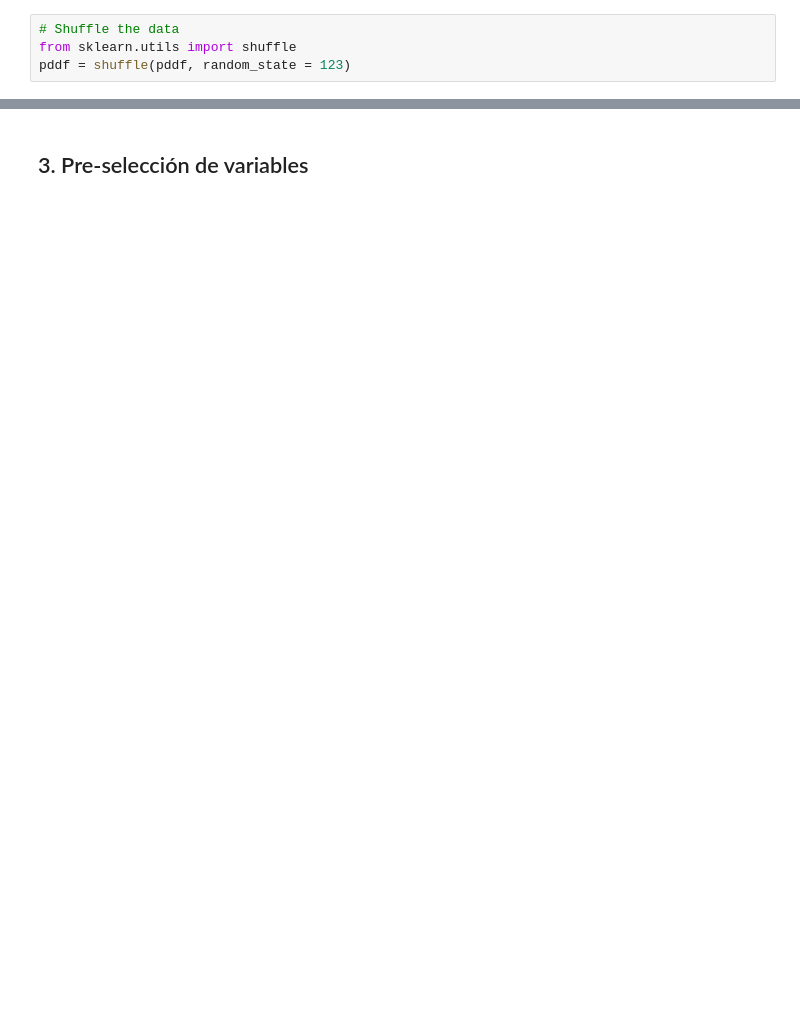
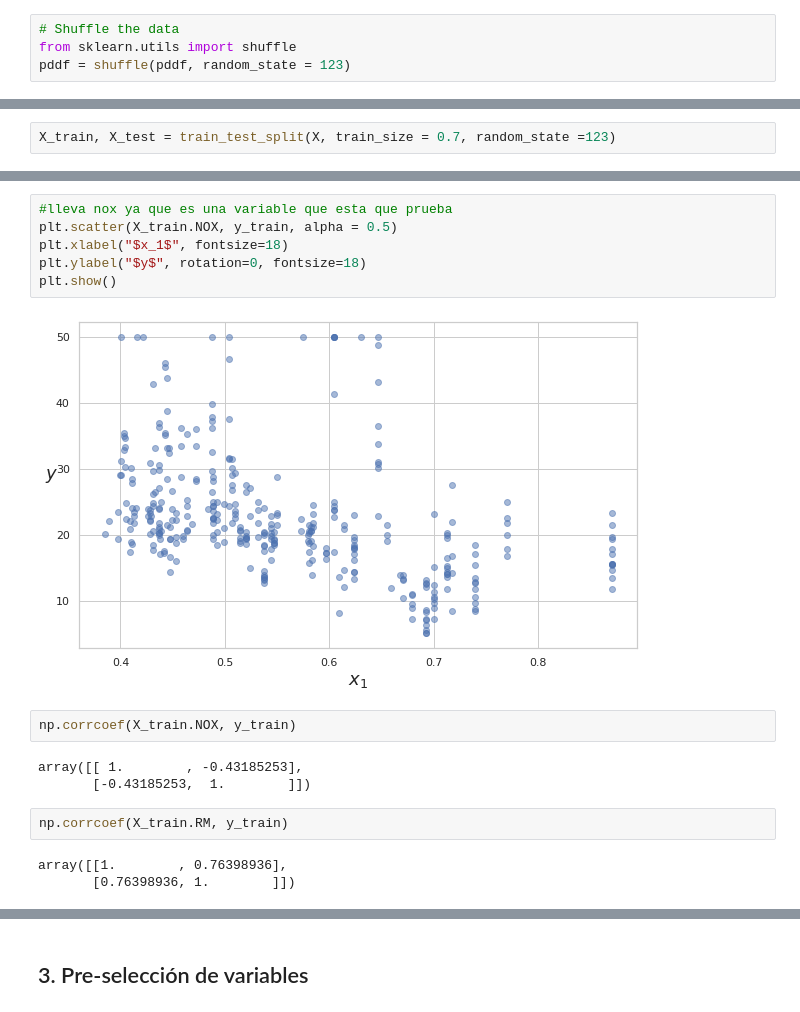
Before and after one commit to tiberius1438/Segunda_Clase, a Jupyter notebook: Supervised_models/Linear_regression/Lab_Boston_Housing_v2.ipynb, the cells around one changed output, grey strips where cells are left out. Drawn from its saved outputs; the diff is of its cells as text; blank space fills up the shorter version.

```diff
--- a/Supervised_models/Linear_regression/Lab_Boston_Housing_v2.ipynb
+++ b/Supervised_models/Linear_regression/Lab_Boston_Housing_v2.ipynb
@@ -165,4 +224,6 @@ from sklearn.model_selection import train_test_split
 X_train, X_test, y_train, y_test = train_test_split(X, y,
                                                     train_size = 0.7,
                                                     random_state = 123)
+# %%
+X_train, X_test = train_test_split(X, train_size = 0.7, random_state =123)
 # %%
@@ -179 +248,19 @@ plt.ylabel("$y$", rotation=0, fontsize=18)
+# %%
+#lleva nox ya que es una variable que esta que prueba
+plt.scatter(X_train.NOX, y_train, alpha = 0.5)
+plt.xlabel("$x_1$", fontsize=18)
+plt.ylabel("$y$", rotation=0, fontsize=18)
+plt.show()
+# %% [output]
+[figure, added]
+# %%
+np.corrcoef(X_train.NOX, y_train)
+# %% [output]
+array([[ 1.        , -0.43185253],
+       [-0.43185253,  1.        ]])
+# %%
+np.corrcoef(X_train.RM, y_train)
+# %% [output]
+array([[1.        , 0.76398936],
+       [0.76398936, 1.        ]])
 # %%
```
Also changed, not shown: parts of 22 cells of this notebook.
